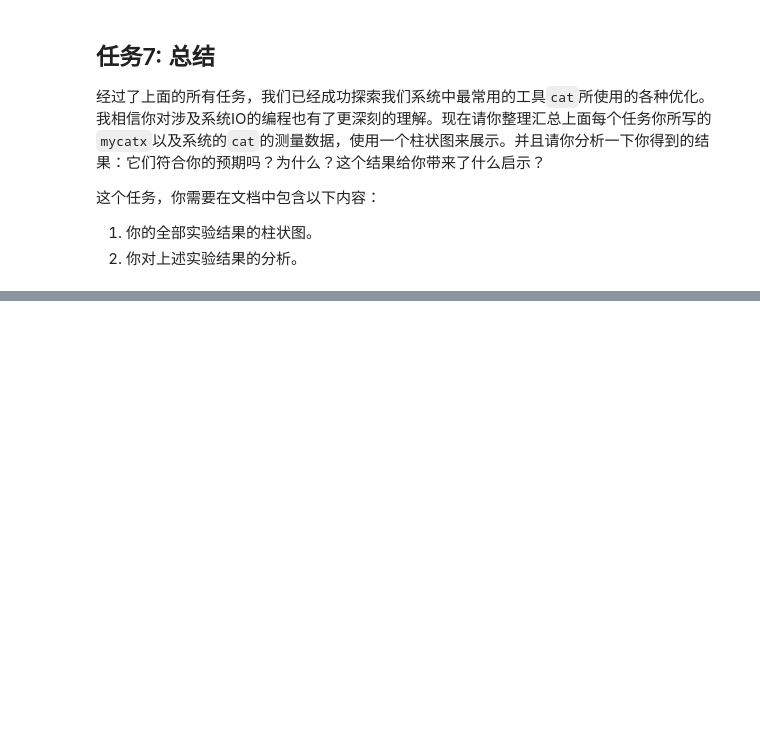
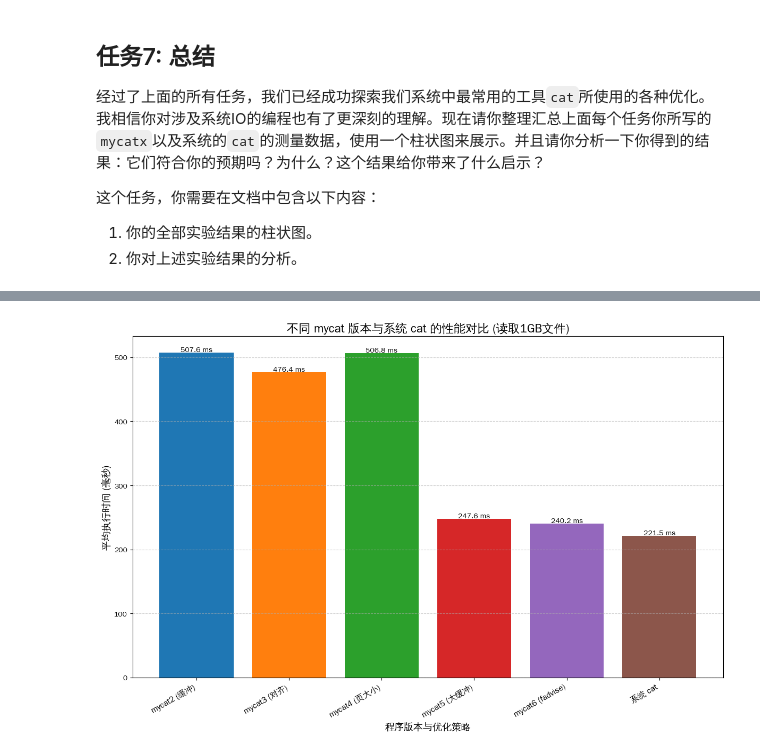
Before and after one commit to RUCICS/meowhw-vladaliii, a Jupyter notebook: meowlab.ipynb, the cells around one changed output, grey strips where cells are left out. Cells and saved outputs as stored; diff of their text form; code cells hidden in the pictures; blank space fills up the shorter version.

```diff
--- a/meowlab.ipynb
+++ b/meowlab.ipynb
@@ -297,4 +455,80 @@ hyperfine --warmup 3 './target/mycat6 test.txt'
 1. 你的全部实验结果的柱状图。
 2. 你对上述实验结果的分析。
 # %%
-# 这里填入你用于画图的python代码
+import subprocess
+import re
+import matplotlib.pyplot as plt
+
+def get_mean_time(command_to_run):
+    """
+    运行 hyperfine 命令并从其输出中提取平均执行时间（毫秒）。
+    """
+    full_command = f"hyperfine --warmup 3 '{command_to_run}'"
+    print(f"正在执行: {full_command}")
+    try:
+        result = subprocess.run(
+            full_command, shell=True, capture_output=True, text=True, check=True
+        )
+        output = result.stdout
+        match = re.search(r"Time \(mean ± σ\):\s*([\d.]+)\s*(ms|s)", output)
+        if match:
+            time_value, time_unit = float(match.group(1)), match.group(2)
+            return time_value * 1000 if time_unit == 's' else time_value
+        else:
+            print(f"警告: 未能从 hyperfine 的输出中解析到时间:\n{output}")
+            return None
+    except subprocess.CalledProcessError as e:
+        print(f"执行 hyperfine 失败，命令: '{command_to_run}'。错误: {e.stderr}")
+        return None
+
+# --- 主程序 ---
+
+# 1. 设置 Matplotlib 的中文字体
+plt.rcParams['font.sans-serif'] = ['WenQuanYi Zen Hei']
+plt.rcParams['axes.unicode_minus'] = False # 解决负号显示问题
+
+# 2. 定义要测试的命令
+commands_to_test = {
+    'mycat2 (缓冲)': './target/mycat2 test.txt',
+    'mycat3 (对齐)': './target/mycat3 test.txt',
+    'mycat4 (页大小)': './target/mycat4 test.txt',
+    'mycat5 (大缓冲)': './target/mycat5 test.txt',
+    'mycat6 (fadvise)': './target/mycat6 test.txt',
+    '系统 cat': 'cat test.txt'
+}
+
+# 3. 循环执行命令并收集数据
+labels, times_in_ms = [], []
+for label, command in commands_to_test.items():
+    mean_time = get_mean_time(command)
+    if mean_time is not None:
+        labels.append(label)
+        times_in_ms.append(mean_time)
+
+# 4. 绘制柱状图
+if labels and times_in_ms:
+    plt.figure(figsize=(12, 8))
+    bars = plt.bar(labels, times_in_ms, color=['#1f77b4', '#ff7f0e', '#2ca02c', '#d62728', '#9467bd', '#8c564b'])
+
+    plt.xlabel('程序版本与优化策略', fontsize=13)
+    plt.ylabel('平均执行时间 (毫秒)', fontsize=13)
+    plt.title('不同 mycat 版本与系统 cat 的性能对比 (读取1GB文件)', fontsize=16)
+    plt.xticks(rotation=30, ha='right', fontsize=11)
+    plt.yticks(fontsize=10)
+    plt.grid(axis='y', linestyle='--', alpha=0.6)
+
+    for bar in bars:
+        yval = bar.get_height()
+        plt.text(bar.get_x() + bar.get_width()/2.0, yval, f'{yval:.1f} ms',
+                 va='bottom', ha='center', fontsize=10)
+
+    plt.tight_layout()
+
+    plot_filename = "mycat_performance_summary.png"
+    plt.savefig(plot_filename)
+    print(f"\n柱状图已生成并保存为 '{plot_filename}'")
+
+    plt.show()
+else:
+    print("\n未能收集到任何有效的性能数据，无法生成图表。")
+# %% [output]
@@ -300,0 +543 @@ hyperfine --warmup 3 './target/mycat6 test.txt'
+[figure, added]
```
Also changed, not shown: parts of 9 cells of this notebook, 4 other files.
